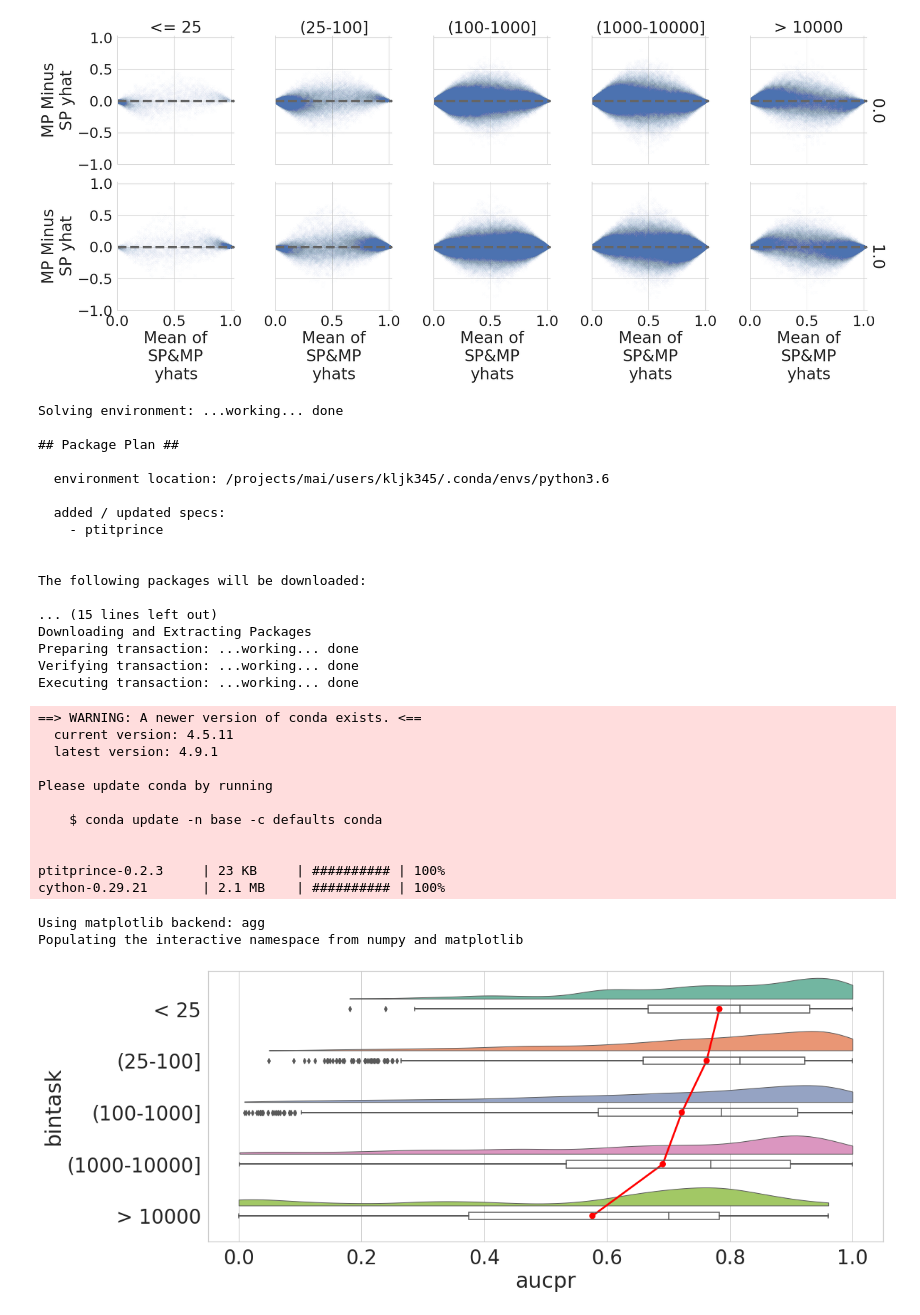
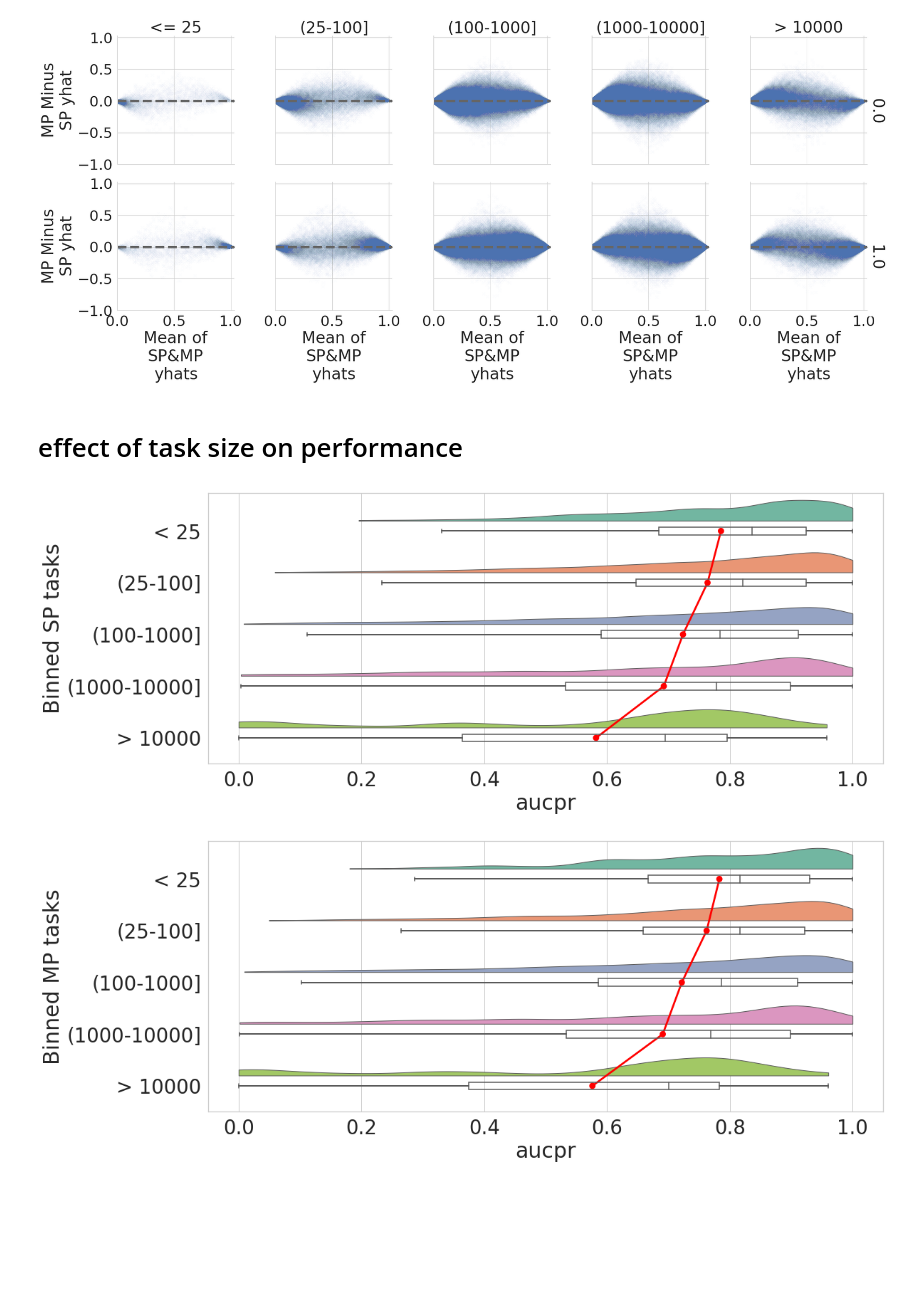
Before and after one commit to melloddy/performance_evaluation, a Jupyter notebook: additional_yr1_analysis.ipynb, the cells around one changed output. Drawn from its saved outputs; the diff is of its cells as text; code cells hidden in the pictures; blank space fills up the shorter version.

```diff
--- a/additional_yr1_analysis.ipynb
+++ b/additional_yr1_analysis.ipynb
@@ -258,0 +281,18 @@ df_f1_calibration.columns=[i+'SP' for i in df_f1_calibration.columns]
+# %%
+#show calibration / brier performance for SP + MP calibration results
+%matplotlib
+%pylab inline
+import ptitprince as pt
+f1_report['Binned SP tasks']=cut(f1_report['task_size'], [25,100,1000,10000],lower_infinite=True, upper_infinite=True)
+plt.figure(figsize=(17,7))
+sns.set(font_scale=2.5)
+sns.set_style("whitegrid")
+ax=pt.RainCloud(x = 'Binned SP tasks', y = 'brier', data = f1_report, palette='Set2',point_size=0, box_showfliers=False,
+                 width_viol = .8,orient='h',move = .2,pointplot=True)
+
+f2_report['Binned MP tasks']=cut(f2_report['task_size'], [25,100,1000,10000],lower_infinite=True, upper_infinite=True)
+plt.figure(figsize=(17,7))
+sns.set(font_scale=2.5)
+sns.set_style("whitegrid")
+ax=pt.RainCloud(x = 'Binned MP tasks', y = 'brier', data = f2_report, palette='Set2',point_size=0, box_showfliers=False,
+                 width_viol = .8,orient='h',move = .2,pointplot=True)
@@ -301,49 +352,22 @@ ax.yaxis.set_major_locator(ticker.MultipleLocator(.5))
 plt.show()
 # %% [output]
 [figure]
-# %%
-%%bash
-conda install -c pog87 ptitprince
-# %% [output]
-Solving environment: ...working... done
-
-## Package Plan ##
-
-  environment location: /projects/mai/users/kljk345/.conda/envs/python3.6
-
-  added / updated specs:
-    - ptitprince
-
-
-The following packages will be downloaded:
-
-... (15 lines left out)
-Downloading and Extracting Packages
-Preparing transaction: ...working... done
-Verifying transaction: ...working... done
-Executing transaction: ...working... done
-==> WARNING: A newer version of conda exists. <==
-  current version: 4.5.11
-  latest version: 4.9.1
-
-Please update conda by running
-
-    $ conda update -n base -c defaults conda
-
-
-ptitprince-0.2.3     | 23 KB     | ########## | 100%
-cython-0.29.21       | 2.1 MB    | ########## | 100%
+# %% [markdown]
+# effect of task size on performance
 # %%
-%matplotlib
-%pylab inline
-import ptitprince as pt
-f2_report['bintask']=cut(f2_report['task_size'], [25,100,1000,10000],lower_infinite=True, upper_infinite=True)
+f1_report['Binned SP tasks']=cut(f1_report['task_size'], [25,100,1000,10000],lower_infinite=True, upper_infinite=True)
 plt.figure(figsize=(17,7))
 sns.set(font_scale=2.5)
 sns.set_style("whitegrid")
-ax=pt.RainCloud(x = 'bintask', y = 'aucpr', data = f2_report, palette='Set2',point_size=0,
+ax=pt.RainCloud(x = 'Binned SP tasks', y = 'aucpr', data = f1_report, palette='Set2',point_size=0, box_showfliers=False,
                  width_viol = .8,orient='h',move = .2,pointplot=True)
+
+f2_report['Binned MP tasks']=cut(f2_report['task_size'], [25,100,1000,10000],lower_infinite=True, upper_infinite=True)
+plt.figure(figsize=(17,7))
+sns.set(font_scale=2.5)
+sns.set_style("whitegrid")
+ax=pt.RainCloud(x = 'Binned MP tasks', y = 'aucpr', data = f2_report, palette='Set2',point_size=0, box_showfliers=False,
+                 width_viol = .8,orient='h',move = .2,pointplot=True)
 # %% [output]
-Using matplotlib backend: agg
-Populating the interactive namespace from numpy and matplotlib
-[figure, old version]
+[figure, new version]
+[figure, added]
```
Also changed, not shown: parts of 21 cells of this notebook, 2 other files.
